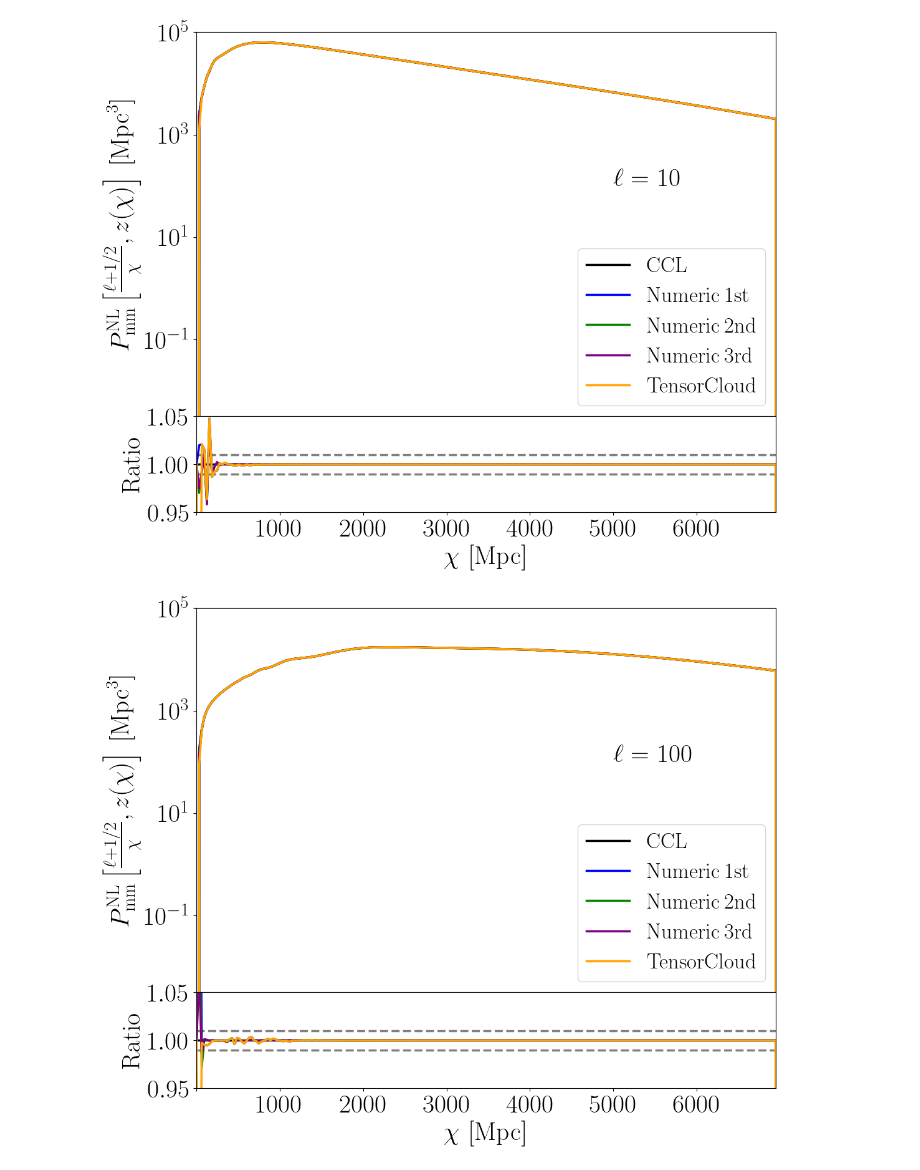
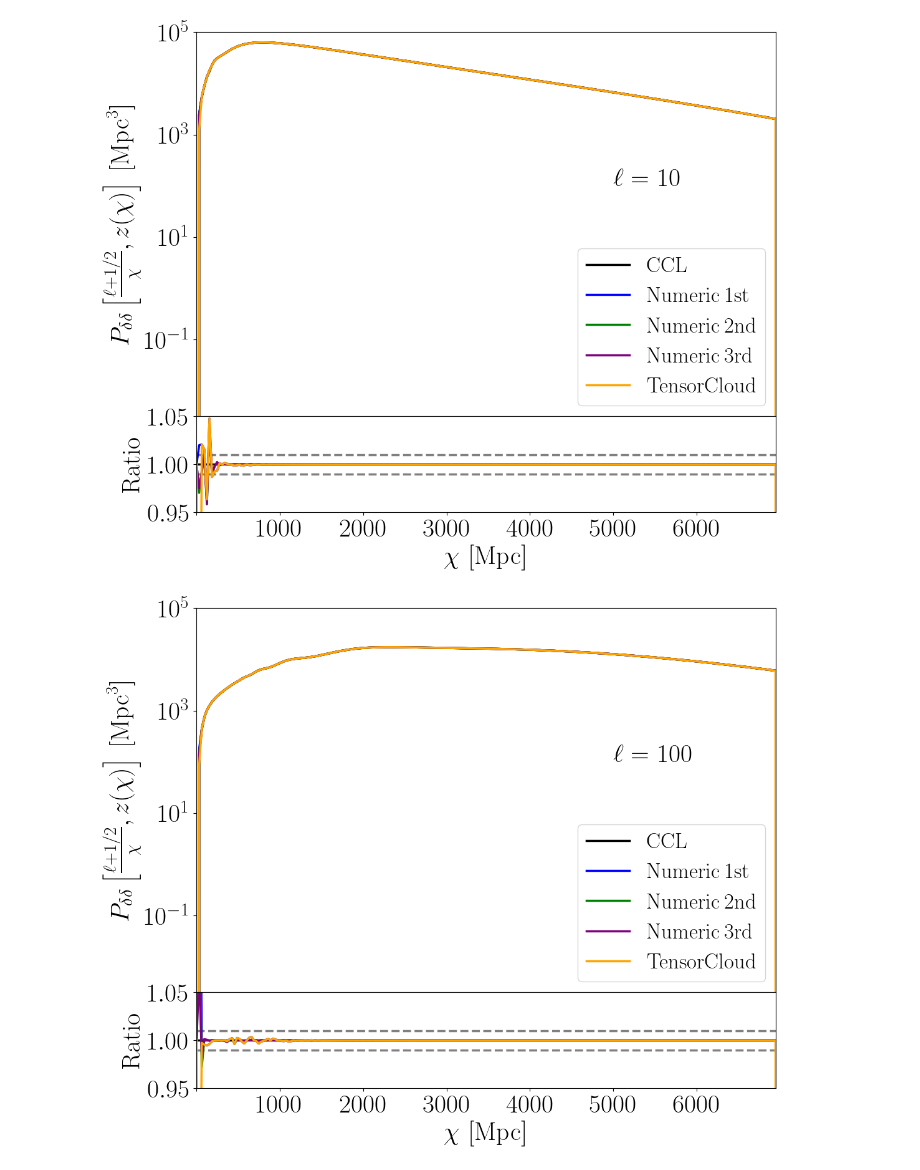
Before and after one commit to CosmoCloudZhang/LimberCloud, a Jupyter notebook: PYTHON/POWER/POWER.ipynb, the cells around one changed output. Drawn from its saved outputs; the diff is of its cells as text; code cells hidden in the pictures.

```diff
--- a/PYTHON/POWER/POWER.ipynb
+++ b/PYTHON/POWER/POWER.ipynb
@@ -124,36 +124,36 @@ for ELL_INDEX in range(ELL_SIZE):
     PLOT.set_xlim(CHI_DATA.min(), CHI_DATA.max())
 
     PLOT.legend(loc='lower right', fontsize=25)
-    PLOT.set_ylabel(r'$P_\mathrm{mm}^\mathrm{NL} \left[ \frac{\ell + 1/2}{\chi}, z(\chi) \right] \: [\mathrm{Mpc}^3]$', fontsize=30)
+    PLOT.set_ylabel(r'$P_{\delta \delta} \left[ \frac{\ell + 1/2}{\chi}, z(\chi) \right] \: [\mathrm{Mpc}^3]$', fontsize=30)
 
     PLOT.set_xticklabels([])
     PLOT.get_yticklabels()[0].set_visible([])
 
     PLOT = FIGURE.add_subplot(GRIDSPEC[8:, :])
 
     PLOT.plot(CHI_DATA, numpy.ones(CHI_SIZE + 1), color='black', linestyle='-', linewidth=2.5)
 
     PLOT.plot(CHI_DATA, numpy.ones(CHI_SIZE + 1) * (1.00 + 0.01), color='grey', linestyle='--', linewidth=2.5)
 
     PLOT.plot(CHI_DATA, numpy.ones(CHI_SIZE + 1) * (1.00 - 0.01), color='grey', linestyle='--', linewidth=2.5)
 
     PLOT.plot(CHI_DATA, POWER_RATIO1[ELL_INDEX, :], color='blue', linestyle='-', linewidth=2.5)
 
     PLOT.plot(CHI_DATA, POWER_RATIO2[ELL_INDEX, :], color='green', linestyle='-', linewidth=2.5)
 
     PLOT.plot(CHI_DATA, POWER_RATIO3[ELL_INDEX, :], color='purple', linestyle='-', linewidth=2.5)
 
     PLOT.plot(CHI_DATA, POWER_RATIO[ELL_INDEX, :], color='orange', linestyle='-', linewidth=2.5)
 
     PLOT.set_ylim(1.00 - 0.05, 1.00 + 0.05)
     PLOT.set_xlim(CHI_DATA.min(), CHI_DATA.max())
 
     PLOT.set_ylabel(r'$\mathrm{Ratio}$')
     PLOT.get_xticklabels()[0].set_visible([])
     PLOT.set_xlabel(r'$\chi \, \left[ \mathrm{Mpc} \right]$')
 
     FIGURE.subplots_adjust(hspace=0.0, wspace=0.0)
     FIGURE.savefig(os.path.join(PLOT_FOLDER, 'POWER{}.pdf'.format(ELL_INDEX + 1)), bbox_inches='tight')
 # %% [output]
-[figure, old version]
+[figure, new version]
-[figure, old version]
+[figure, new version]
```
Also changed, not shown: parts of 1 cell of this notebook.
